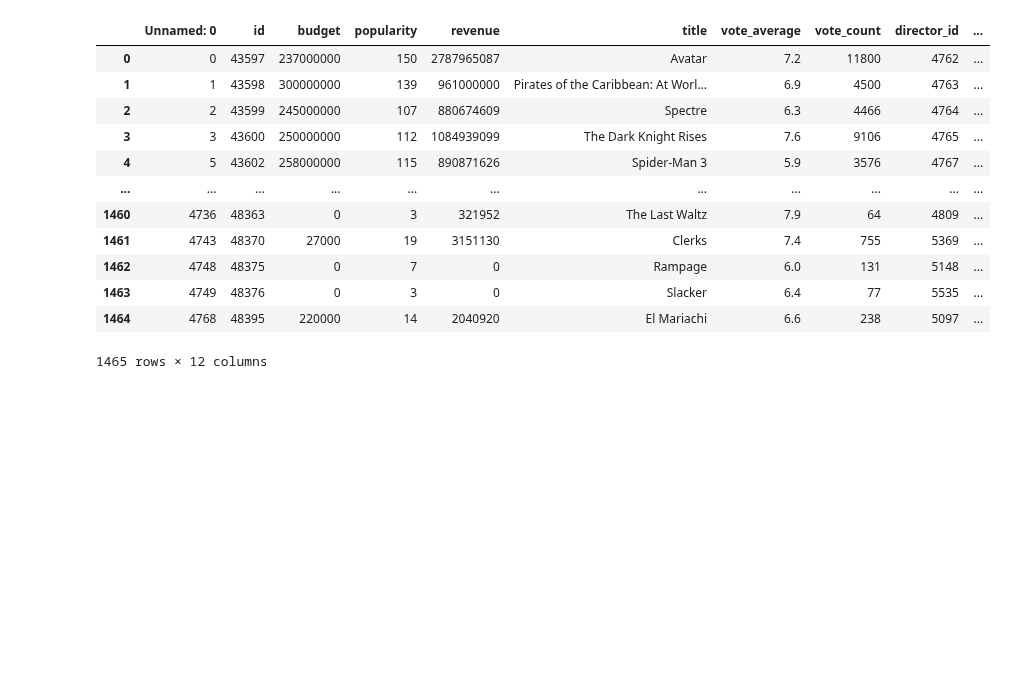
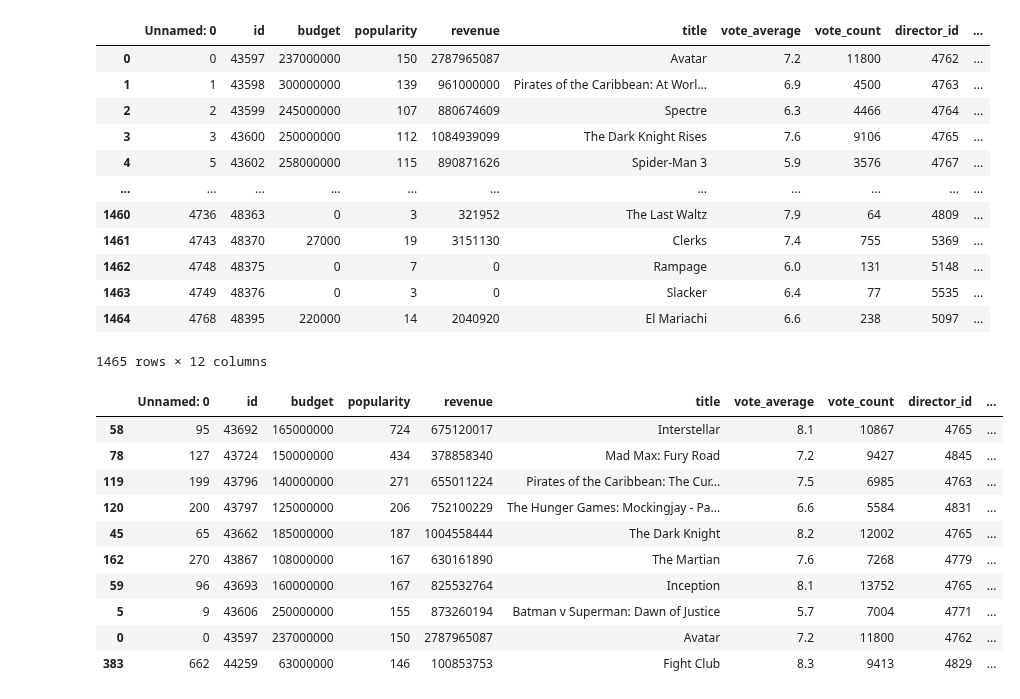
Before and after one commit to akshansh1718/Technical-Learnings, a Jupyter notebook: numpy_learning.ipynb, the cells around one changed output. Drawn from its saved outputs; the diff is of its cells as text; code cells hidden in the pictures; blank space fills up the shorter version.

```diff
--- a/numpy_learning.ipynb
+++ b/numpy_learning.ipynb
@@ -939,4 +939,16 @@ mov
 1465 rows × 12 columns
 # %%
 
-mov['popularity'].sort_values(ascending= False)
+mov.sort_values(by = ['popularity'], ascending= False).head(10)
+# %% [output]
+|  | Unnamed: 0 | id | budget | popularity | revenue | title | vote_average | vote_count | director_id | ... |
+| 58 | 95 | 43692 | 165000000 | 724 | 675120017 | Interstellar | 8.1 | 10867 | 4765 | ... |
+| 78 | 127 | 43724 | 150000000 | 434 | 378858340 | Mad Max: Fury Road | 7.2 | 9427 | 4845 | ... |
+| 119 | 199 | 43796 | 140000000 | 271 | 655011224 | Pirates of the Caribbean: The Cur... | 7.5 | 6985 | 4763 | ... |
+| 120 | 200 | 43797 | 125000000 | 206 | 752100229 | The Hunger Games: Mockingjay - Pa... | 6.6 | 5584 | 4831 | ... |
+| 45 | 65 | 43662 | 185000000 | 187 | 1004558444 | The Dark Knight | 8.2 | 12002 | 4765 | ... |
+| 162 | 270 | 43867 | 108000000 | 167 | 630161890 | The Martian | 7.6 | 7268 | 4779 | ... |
+| 59 | 96 | 43693 | 160000000 | 167 | 825532764 | Inception | 8.1 | 13752 | 4765 | ... |
+| 5 | 9 | 43606 | 250000000 | 155 | 873260194 | Batman v Superman: Dawn of Justice | 5.7 | 7004 | 4771 | ... |
+| 0 | 0 | 43597 | 237000000 | 150 | 2787965087 | Avatar | 7.2 | 11800 | 4762 | ... |
+| 383 | 662 | 44259 | 63000000 | 146 | 100853753 | Fight Club | 8.3 | 9413 | 4829 | ... |
```
